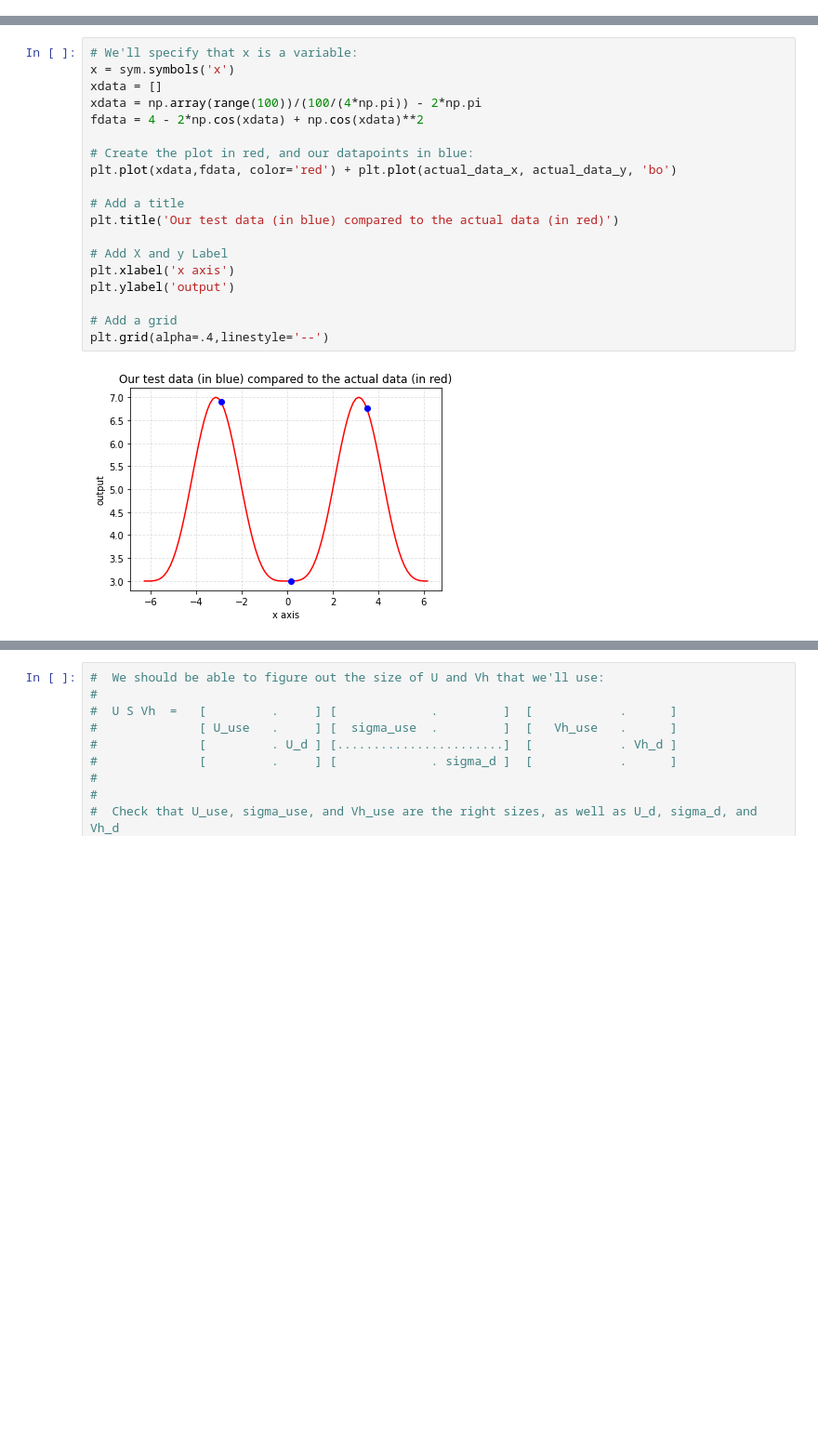
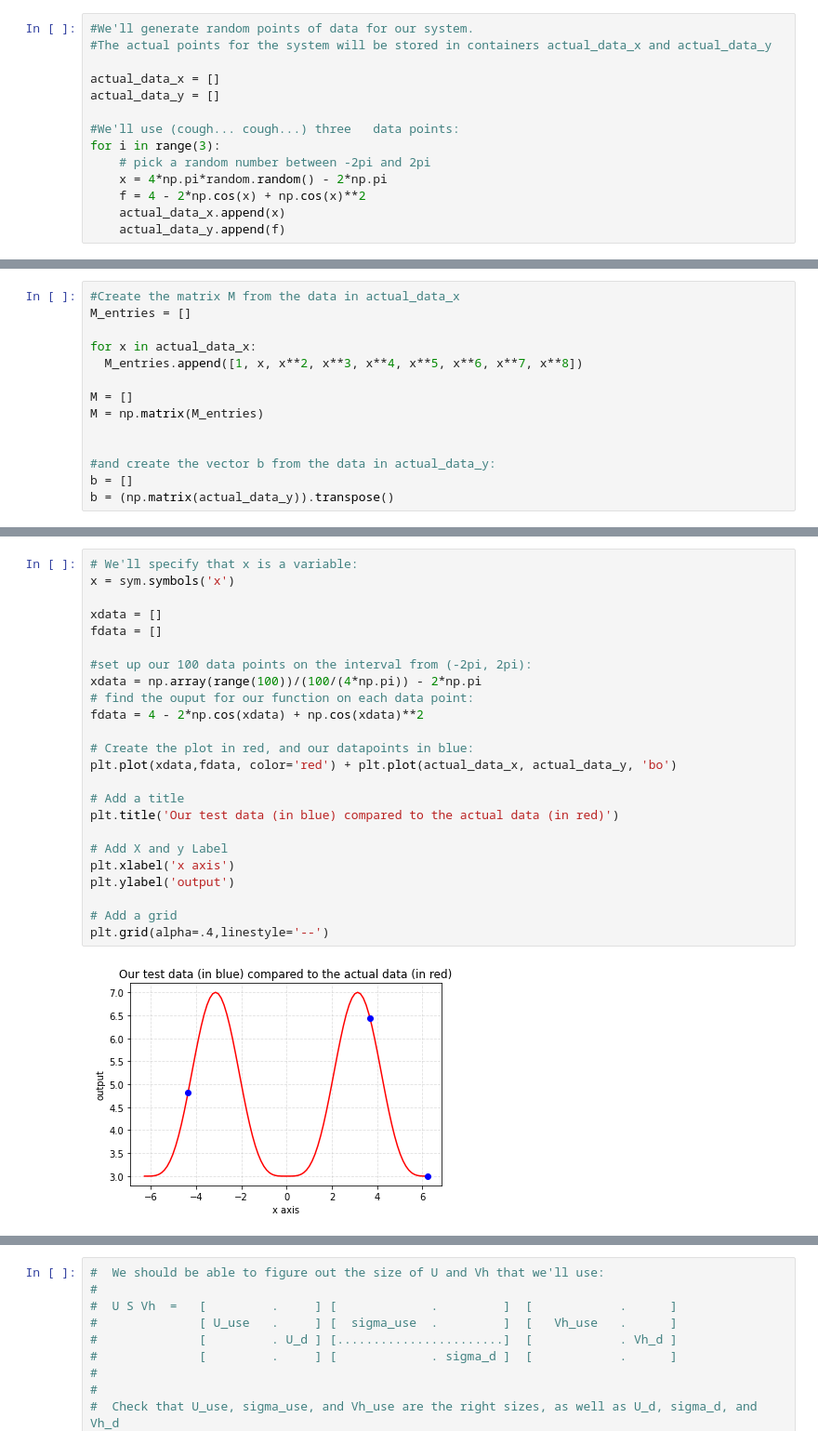
Before and after one commit to awangberg/AdvLinearAlgebra, a Jupyter notebook: Project_4_Case_1_Solving_for_a_known_trigonometric_function_using_Singular_Values_or_Best_Fit.ipynb, the cells around one changed output, grey strips where cells are left out. Shown at 93% size. Drawn from its saved outputs; the diff is of its cells as text; blank space fills up the shorter version.

```diff
--- a/Project_4_Case_1_Solving_for_a_known_trigonometric_function_using_Singular_Values_or_Best_Fit.ipynb
+++ b/Project_4_Case_1_Solving_for_a_known_trigonometric_function_using_Singular_Values_or_Best_Fit.ipynb
@@ -49,0 +62,14 @@ So... let's generate the matrix:
+# %%
+#We'll generate random points of data for our system.
+#The actual points for the system will be stored in containers actual_data_x and actual_data_y
+
+actual_data_x = []
+actual_data_y = []
+
+#We'll use (cough... cough...) three   data points:
+for i in range(3):
+    # pick a random number between -2pi and 2pi
+    x = 4*np.pi*random.random() - 2*np.pi
+    f = 4 - 2*np.cos(x) + np.cos(x)**2
+    actual_data_x.append(x)
+    actual_data_y.append(f)
@@ -49,0 +81,14 @@ So... let's generate the matrix:
+# %%
+#Create the matrix M from the data in actual_data_x
+M_entries = []
+
+for x in actual_data_x:
+  M_entries.append([1, x, x**2, x**3, x**4, x**5, x**6, x**7, x**8])
+
+M = []
+M = np.matrix(M_entries)
+
+
+#and create the vector b from the data in actual_data_y:
+b = []
+b = (np.matrix(actual_data_y)).transpose()
@@ -78,21 +141,26 @@ matrix([[6.76190903],
 # %%
 # We'll specify that x is a variable:
 x = sym.symbols('x')
+
 xdata = []
+fdata = []
+
+#set up our 100 data points on the interval from (-2pi, 2pi):
 xdata = np.array(range(100))/(100/(4*np.pi)) - 2*np.pi
+# find the ouput for our function on each data point:
 fdata = 4 - 2*np.cos(xdata) + np.cos(xdata)**2
 
 # Create the plot in red, and our datapoints in blue:
 plt.plot(xdata,fdata, color='red') + plt.plot(actual_data_x, actual_data_y, 'bo')
 
 # Add a title
 plt.title('Our test data (in blue) compared to the actual data (in red)')
 
 # Add X and y Label
 plt.xlabel('x axis')
 plt.ylabel('output')
 
 # Add a grid
 plt.grid(alpha=.4,linestyle='--')
 # %% [output]
-[figure, old version]
+[figure, new version]
```
Also changed, not shown: parts of 31 cells of this notebook.
